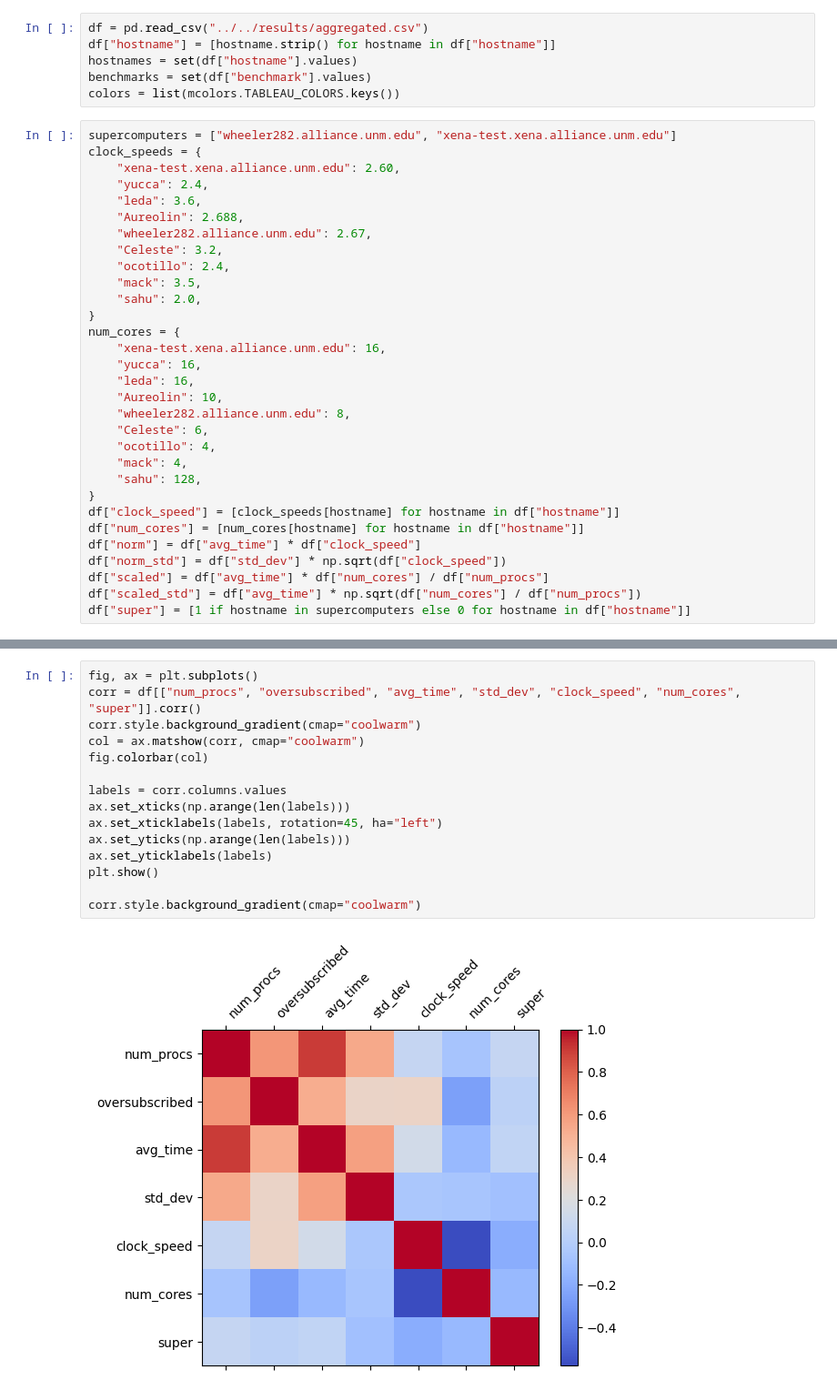
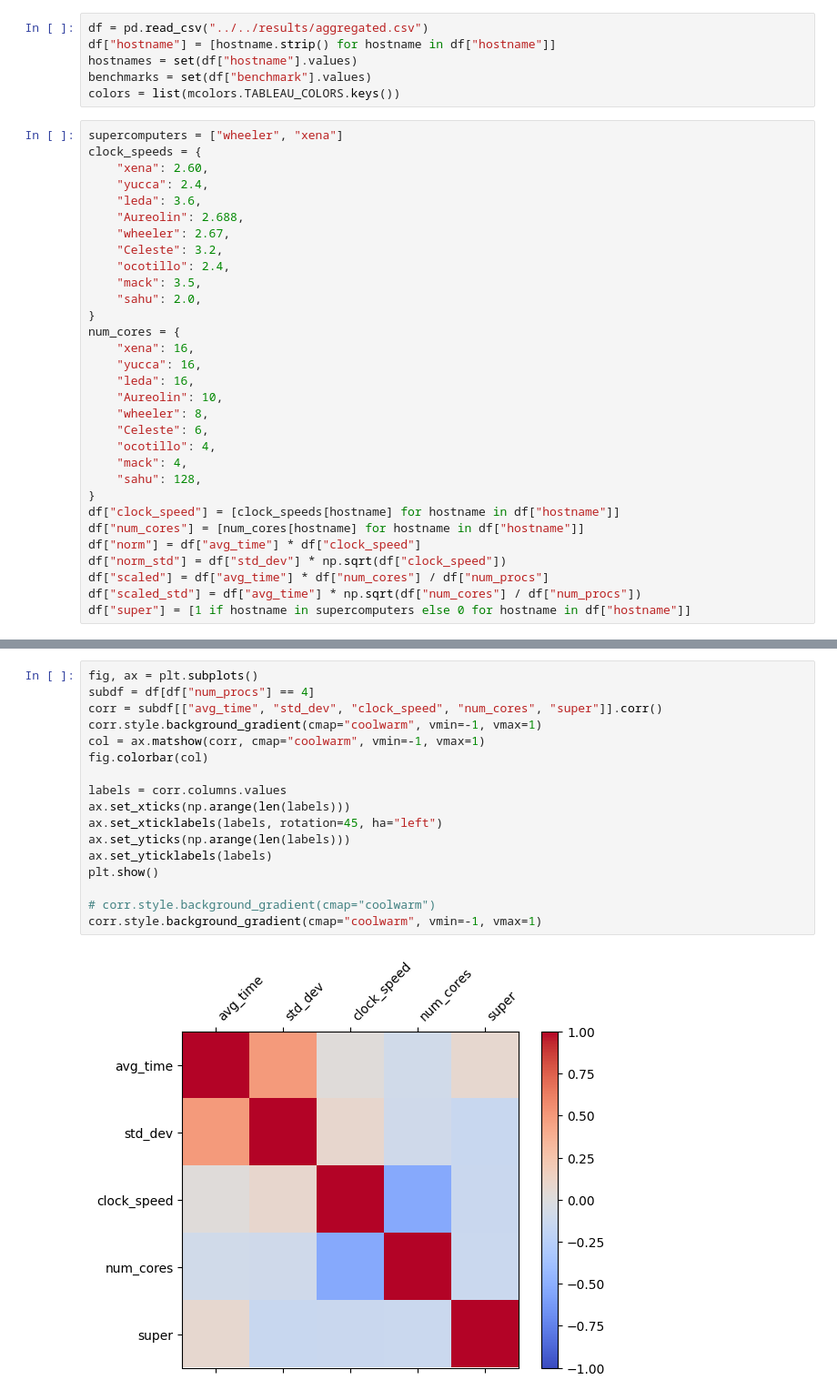
Before and after one commit to JStewart28/CS542-Project, a Jupyter notebook: code/Python/analysis.ipynb, the cells around one changed output, grey strips where cells are left out. Shown: that part at 91% size. Cells and saved outputs as stored; diff of their text form.

Commit message:
Updated figures

```diff
--- a/code/Python/analysis.ipynb
+++ b/code/Python/analysis.ipynb
@@ -10,24 +10,24 @@ hostnames = set(df["hostname"].values)
 benchmarks = set(df["benchmark"].values)
 colors = list(mcolors.TABLEAU_COLORS.keys())
 # %%
-supercomputers = ["wheeler282.alliance.unm.edu", "xena-test.xena.alliance.unm.edu"]
+supercomputers = ["wheeler", "xena"]
 clock_speeds = {
-    "xena-test.xena.alliance.unm.edu": 2.60,
+    "xena": 2.60,
     "yucca": 2.4,
     "leda": 3.6,
     "Aureolin": 2.688,
-    "wheeler282.alliance.unm.edu": 2.67,
+    "wheeler": 2.67,
     "Celeste": 3.2,
     "ocotillo": 2.4,
     "mack": 3.5,
     "sahu": 2.0,
 }
 num_cores = {
-    "xena-test.xena.alliance.unm.edu": 16,
+    "xena": 16,
     "yucca": 16,
     "leda": 16,
     "Aureolin": 10,
-    "wheeler282.alliance.unm.edu": 8,
+    "wheeler": 8,
     "Celeste": 6,
     "ocotillo": 4,
     "mack": 4,
@@ -107,17 +132,19 @@ plt.show()
 # %%
 fig, ax = plt.subplots()
-corr = df[["num_procs", "oversubscribed", "avg_time", "std_dev", "clock_speed", "num_cores", "super"]].corr()
-corr.style.background_gradient(cmap="coolwarm")
-col = ax.matshow(corr, cmap="coolwarm")
+subdf = df[df["num_procs"] == 4]
+corr = subdf[["avg_time", "std_dev", "clock_speed", "num_cores", "super"]].corr()
+corr.style.background_gradient(cmap="coolwarm", vmin=-1, vmax=1)
+col = ax.matshow(corr, cmap="coolwarm", vmin=-1, vmax=1)
 fig.colorbar(col)
 
 labels = corr.columns.values
 ax.set_xticks(np.arange(len(labels)))
 ax.set_xticklabels(labels, rotation=45, ha="left")
 ax.set_yticks(np.arange(len(labels)))
 ax.set_yticklabels(labels)
 plt.show()
 
-corr.style.background_gradient(cmap="coolwarm")
+# corr.style.background_gradient(cmap="coolwarm")
+corr.style.background_gradient(cmap="coolwarm", vmin=-1, vmax=1)
 # %% [output]
-[figure, old version]
+[figure, new version]
```
Also changed, not shown: parts of 5 cells of this notebook, 18 other files.
